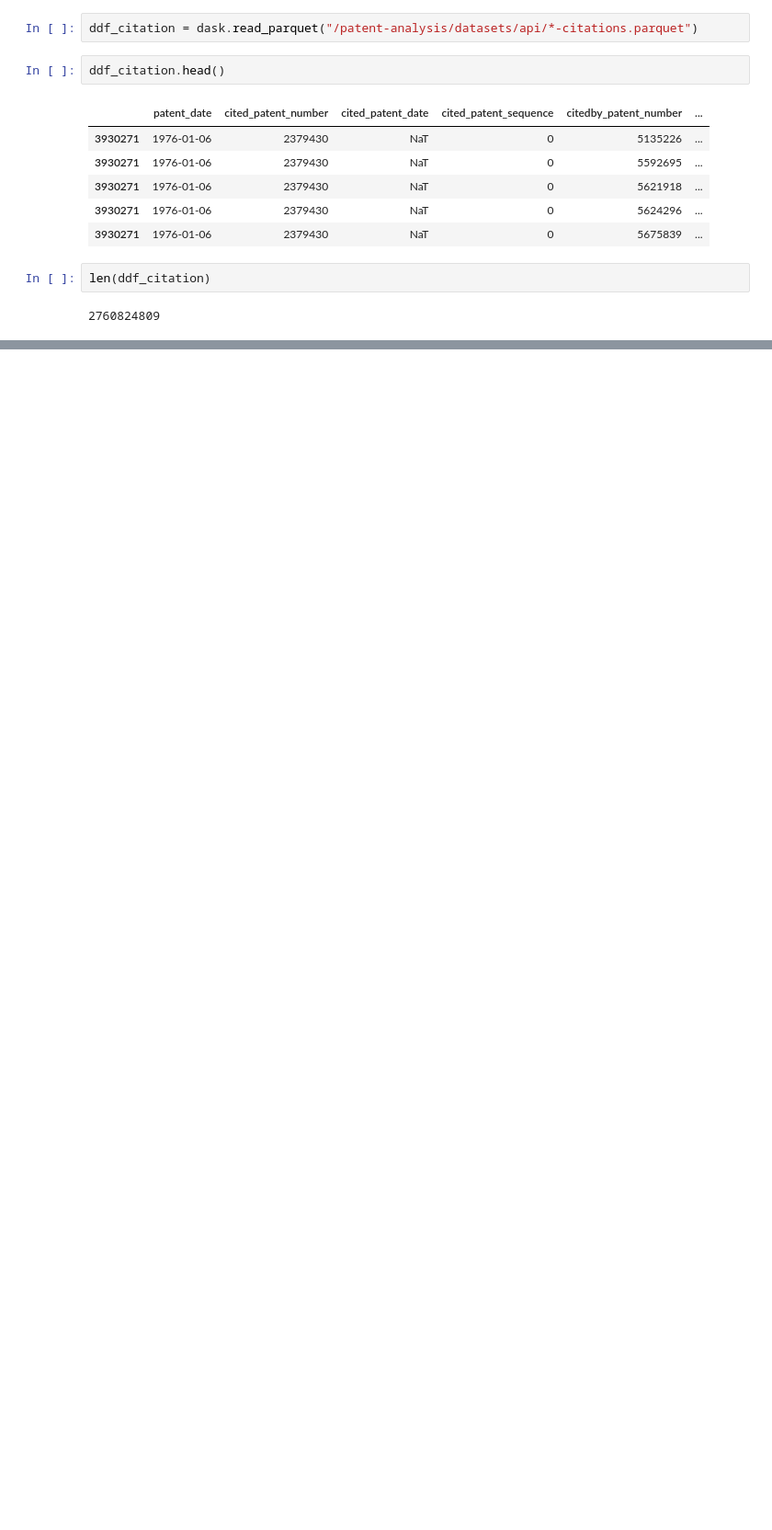
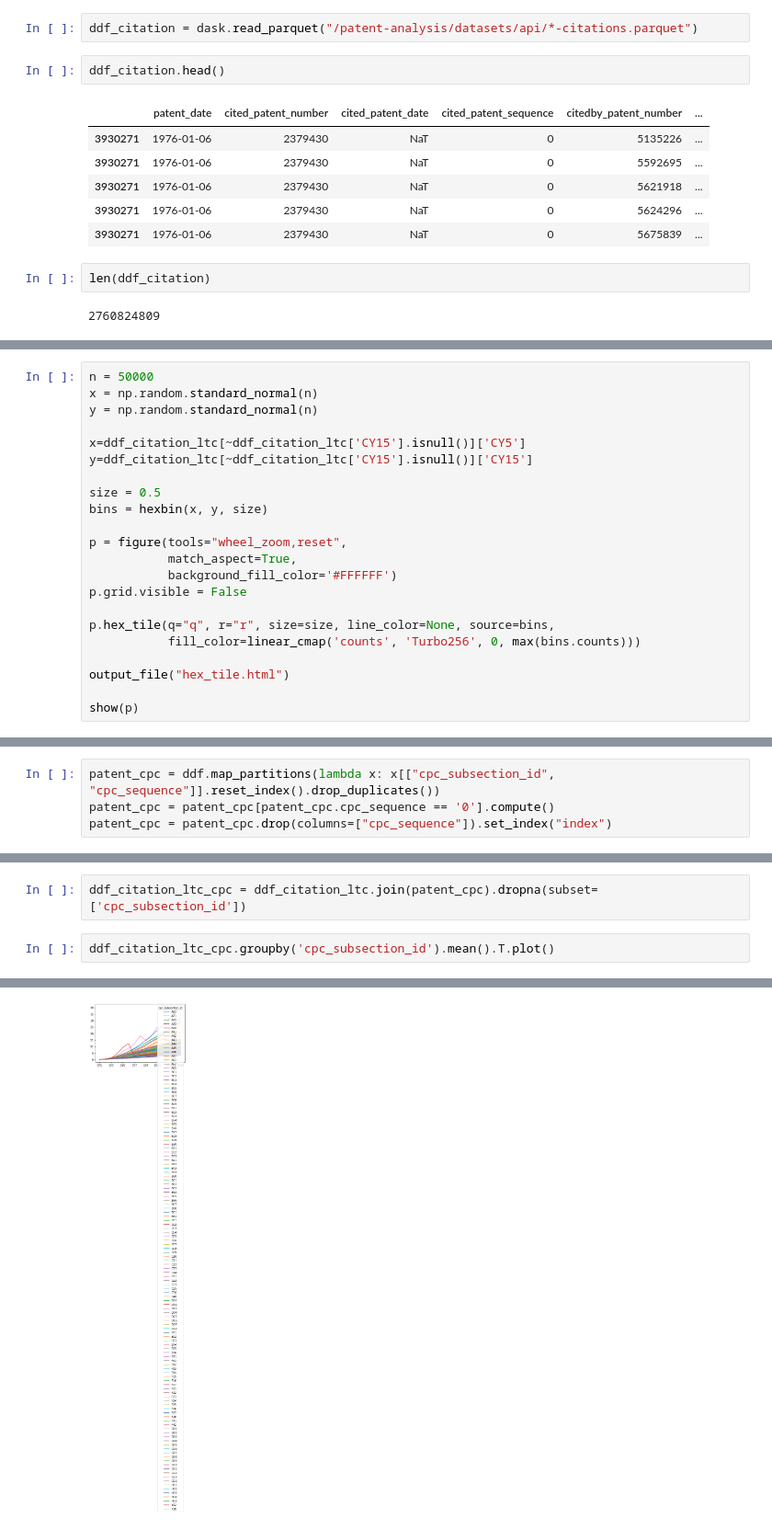
Before and after one commit to boreshkinai/patent-analysis, a Jupyter notebook: PatentsEDA-API.ipynb, the cells around one changed output, grey strips where cells are left out. Shown at 92% size. Drawn from its saved outputs; the diff is of its cells as text; blank space fills up the shorter version.

```diff
--- a/PatentsEDA-API.ipynb
+++ b/PatentsEDA-API.ipynb
@@ -696,0 +812,22 @@ len(ddf_citation)
+# %%
+n = 50000
+x = np.random.standard_normal(n)
+y = np.random.standard_normal(n)
+
+x=ddf_citation_ltc[~ddf_citation_ltc['CY15'].isnull()]['CY5']
+y=ddf_citation_ltc[~ddf_citation_ltc['CY15'].isnull()]['CY15']
+
+size = 0.5
+bins = hexbin(x, y, size)
+
+p = figure(tools="wheel_zoom,reset",
+           match_aspect=True,
+           background_fill_color='#FFFFFF')
+p.grid.visible = False
+
+p.hex_tile(q="q", r="r", size=size, line_color=None, source=bins,
+           fill_color=linear_cmap('counts', 'Turbo256', 0, max(bins.counts)))
+
+output_file("hex_tile.html")
+
+show(p)
@@ -696,0 +837,4 @@ len(ddf_citation)
+# %%
+patent_cpc = ddf.map_partitions(lambda x: x[["cpc_subsection_id", "cpc_sequence"]].reset_index().drop_duplicates())
+patent_cpc = patent_cpc[patent_cpc.cpc_sequence == '0'].compute()
+patent_cpc = patent_cpc.drop(columns=["cpc_sequence"]).set_index("index")
@@ -696,0 +858,5 @@ len(ddf_citation)
+# %%
+ddf_citation_ltc_cpc = ddf_citation_ltc.join(patent_cpc).dropna(subset=['cpc_subsection_id'])
+# %%
+ddf_citation_ltc_cpc.groupby('cpc_subsection_id').mean().T.plot()
+# %% [output]
@@ -696,0 +864 @@ len(ddf_citation)
+[figure, added]
```
Also changed, not shown: parts of 23 cells of this notebook.
